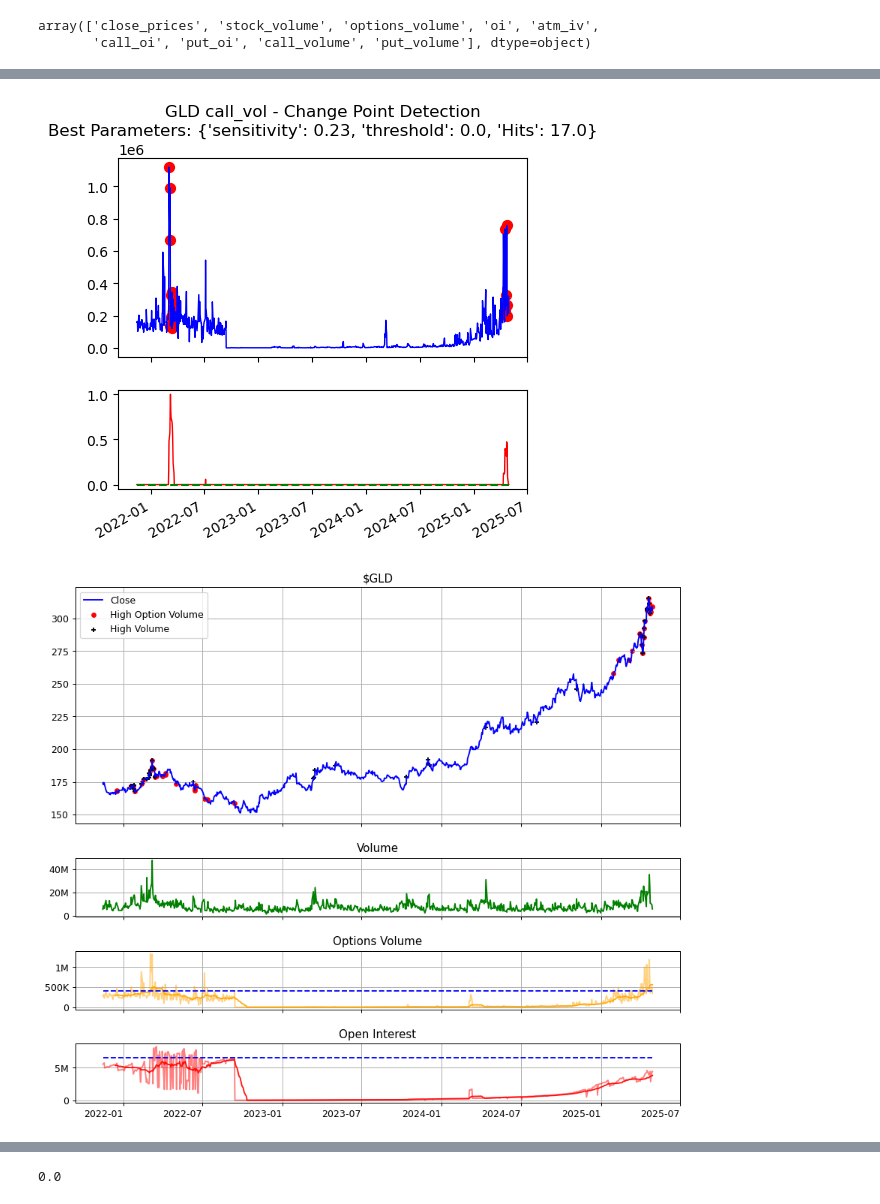
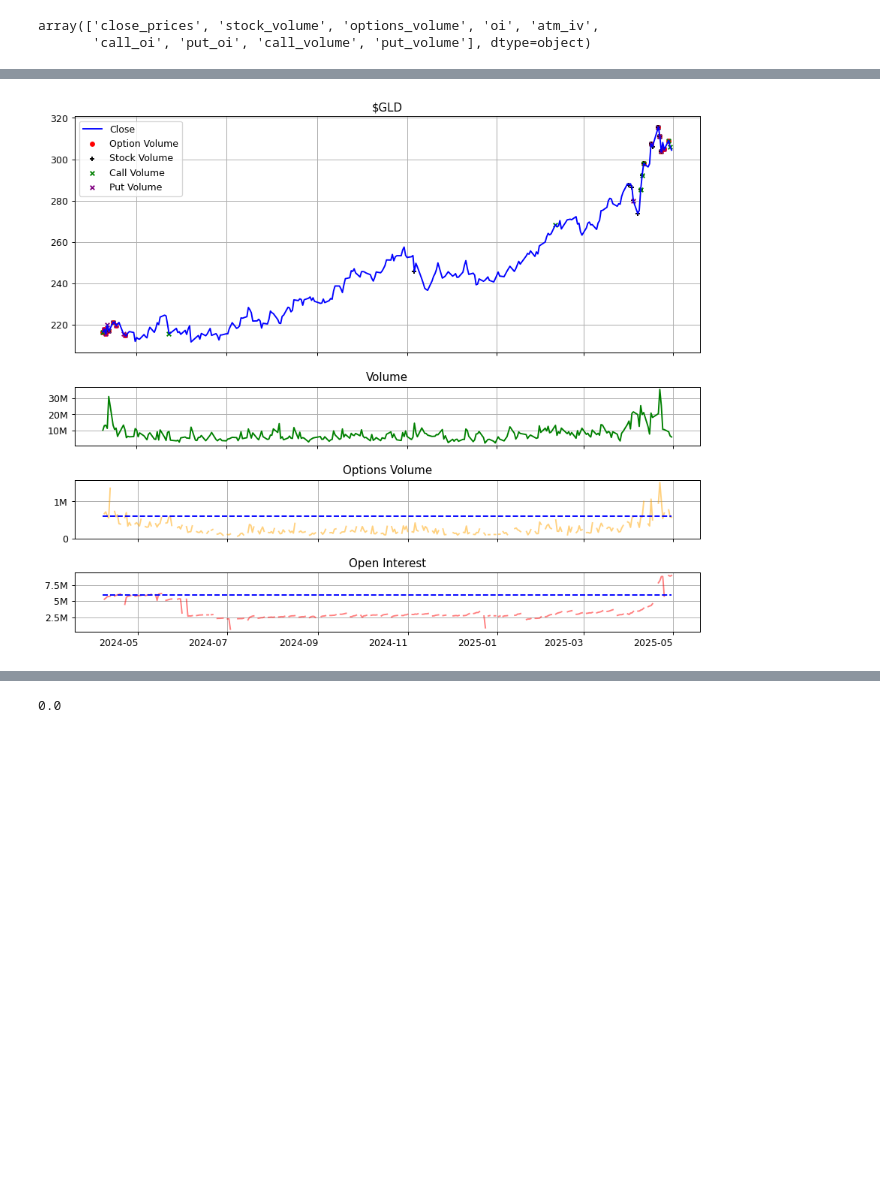
Before and after one commit to jach8/stock_watcher, a Jupyter notebook: models/trends/cd3.ipynb, the cells around one changed output, grey strips where cells are left out. Cells and saved outputs as stored; diff of their text form; code cells hidden in the pictures; blank space fills up the shorter version.

```diff
--- a/models/trends/cd3.ipynb
+++ b/models/trends/cd3.ipynb
@@ -154,13 +137,7 @@ print(b)
 # %%
-stock = 'gld'; column = 'call_vol'
-pdf, odf, result = plot_model(stock, column)
-pdf.columns = [x.lower() for x in pdf.columns]
-fig, ax = plt.subplots(4, 1, height_ratios=[2, 0.5, 0.5, 0.5], figsize = (10, 10), dpi = 90)
-price_volume_oi_chart(odf, pdf, fig, ax, stock = stock)
-fig.show()
+_, _ = show_volume_oi('gld','2024-04-07')
 # %% [output]
-[figure, old version]
+[figure, new version]
-[figure, removed]
 # %%
 
 pretty_print(odf[['total_vol', 'call_vol_chng', 'put_vol_chng', 'total_oi', 'call_oi_chng', 'put_oi_chng']])
```
Also changed, not shown: parts of 12 cells of this notebook, 10 other files.
